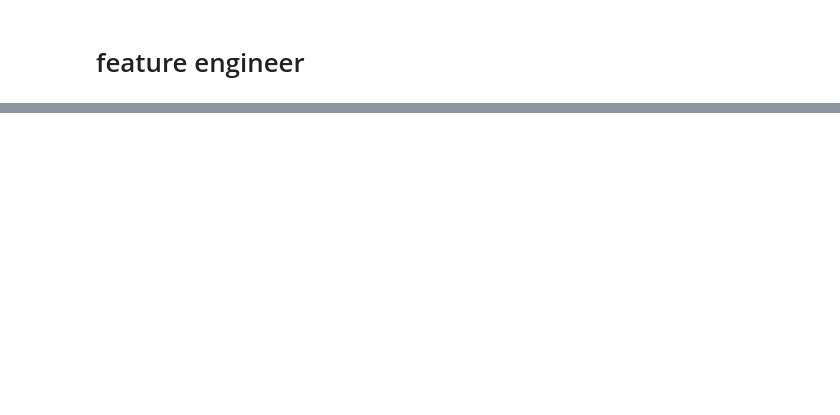
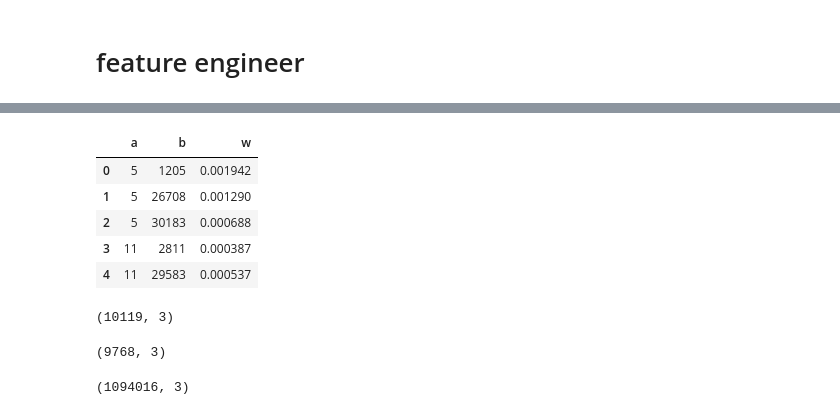
Before and after one commit to lovelymx/kaggle, a Jupyter notebook: optiver/eda.ipynb, the cells around one changed output, grey strips where cells are left out. Cells and saved outputs as stored; diff of their text form; code cells hidden in the pictures; blank space fills up the shorter version.

```diff
--- a/optiver/eda.ipynb
+++ b/optiver/eda.ipynb
@@ -208,0 +426,22 @@ def processor_trade(file_path):
+# %%
+first_df = first_df.fillna(first_df.mean())
+last_df = last_df.fillna(first_df.mean())
+# %%
+def get_nearby_time_id(query_df, template_df):
+    def get_nearby_time_id_(time_id):
+        template_df_ = template_df.drop(time_id, axis=1)
+        query = query_df[time_id].values.repeat(
+            len(template_df_.columns)).reshape(-1, len(template_df_.columns))
+        diffs = np.square((template_df_ - query)/query).sum(axis=0)
+        diffs = diffs.sort_values()[:2].reset_index().rename(
+            columns={'time_id': 'tid', 0: 'loss'})
+        diffs['time_id'] = time_id
+        return diffs
+    edge_df = pd.concat(Parallel(n_jobs=4, verbose=1)(
+        delayed(get_nearby_time_id_)(time_id) for time_id in tqdm(query_df.columns)))
+    edge_df = edge_df[['time_id', 'tid', 'loss']]
+    edge_df.columns = ['a', 'b', 'w']
+    return edge_df
+# %%
+last_edge_df = get_nearby_time_id(last_df.T, first_df.T)
+first_edge_df = get_nearby_time_id(first_df.T, last_df.T)
@@ -208,0 +459,16 @@ def processor_trade(file_path):
+# %%
+edge_df = pd.concat([first_edge_df, last_edge_df])
+edge_df = edge_df.groupby(['a', 'b'])['w'].min().to_frame('w').reset_index()
+# %%
+edge_df.head(5)
+# %% [output]
+|  | a | b | w |
+| 0 | 5 | 1205 | 0.001942 |
+| 1 | 5 | 26708 | 0.001290 |
+| 2 | 5 | 30183 | 0.000688 |
+| 3 | 11 | 2811 | 0.000387 |
+| 4 | 11 | 29583 | 0.000537 |
+# %%
+edge_df.shape
+# %% [output]
+(10119, 3)
@@ -208,0 +478,4 @@ def processor_trade(file_path):
+# %%
+edge_df.shape
+# %% [output]
+(9768, 3)
@@ -208,0 +492,4 @@ def processor_trade(file_path):
+# %%
+edge_df.shape
+# %% [output]
+(1094016, 3)
```
Also changed, not shown: parts of 21 cells of this notebook.
